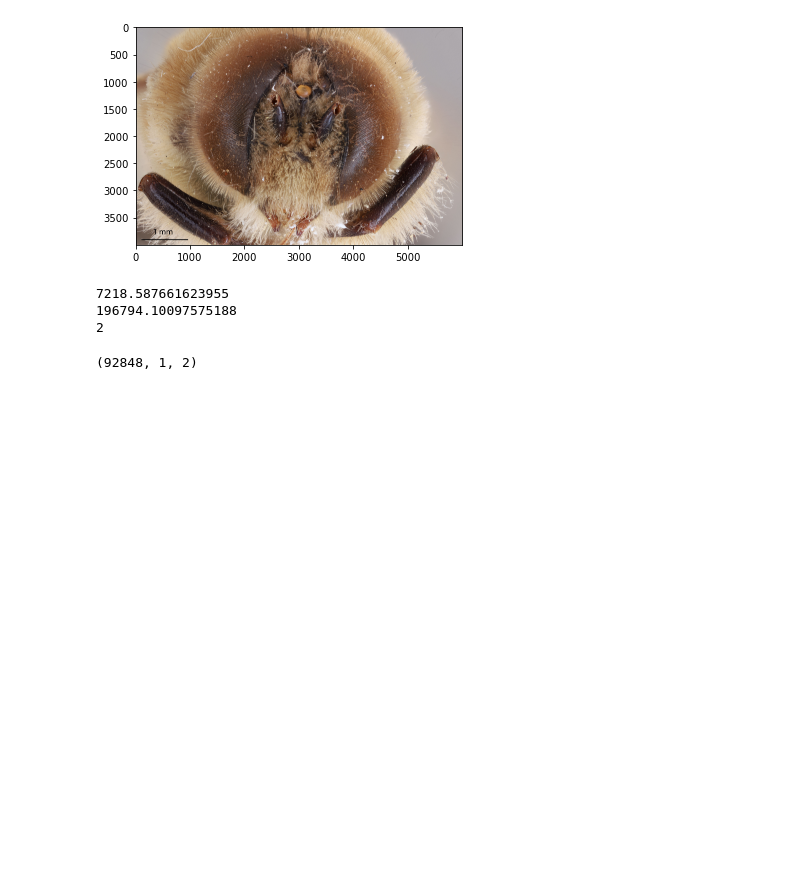
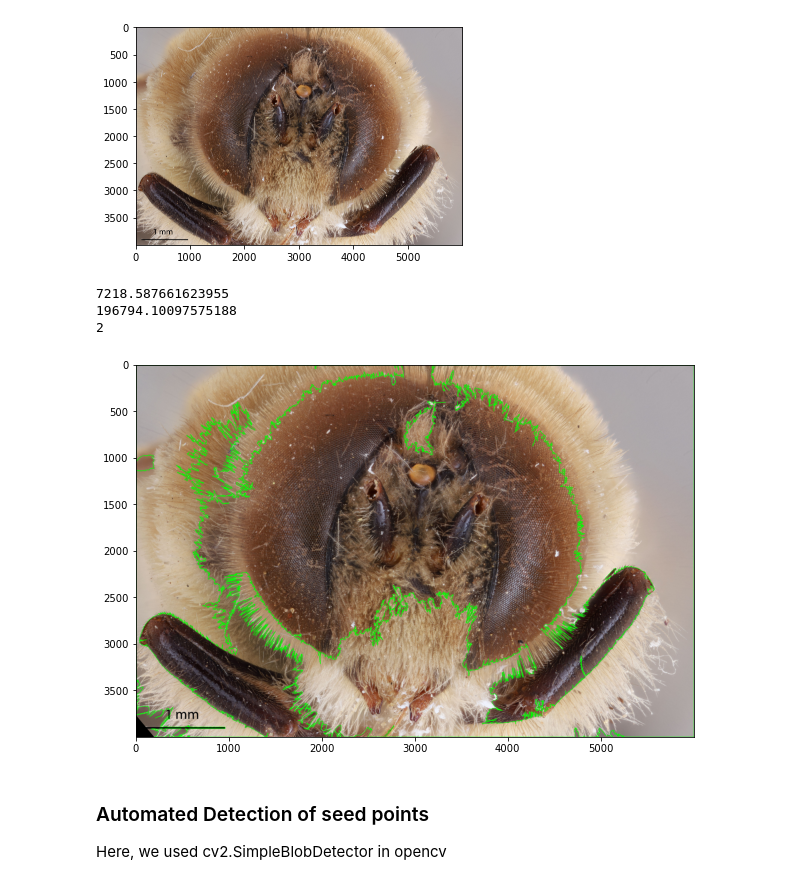
Before and after one commit to xwang38438/bee_acuity, a Jupyter notebook: eye_segmentation.ipynb, the cells around one changed output. Cells and saved outputs as stored; diff of their text form; code cells hidden in the pictures; blank space fills up the shorter version.

```diff
--- a/eye_segmentation.ipynb
+++ b/eye_segmentation.ipynb
@@ -37,42 +37,43 @@ filtered_contours = []
 
 # Iterate through the contours
 for cnt in contours:
 
     area = cv2.contourArea(cnt)
     #x_min, y_min, width, height = cv2.boundingRect(cnt)
     if area > area_threshold:
         perimeter = cv2.arcLength(cnt, True)
         print(perimeter)
         filtered_contours.append(cnt)
 
 print(len(filtered_contours))
 
 cv2.drawContours(img, filtered_contours, -1, (0,255,0), 3)
 
 # Compute the convex hull of the contour
 hull = cv2.convexHull(filtered_contours[-1])
 # Create a white image
 mask = np.ones_like(img)*255
 # Fill the area outside the convex hull with black pixels
 cv2.fillPoly(mask, [hull], (0, 0, 0))
 # Invert the mask
 mask = cv2.bitwise_not(mask)
 # Apply the mask to the original image
 result = cv2.bitwise_and(img, mask)
 
-# Show the image with the contours
-cv2.namedWindow("Contours", cv2.WINDOW_NORMAL)
-cv2.namedWindow("original", cv2.WINDOW_NORMAL)
-cv2.imshow("Contours", result)
-cv2.imshow("original",img)
-cv2.waitKey(0)
-cv2.destroyAllWindows()
+fig = plt.figure(figsize=(10, 10))
+ax = fig.add_subplot(111)
+
+result = cv2.cvtColor(result, cv2.COLOR_BGR2RGB)
+plt.imshow(result)
+# plt.imshow(img)
+plt.show()
+# cv2.waitKey(0)
+# cv2.destroyAllWindows()
 # %% [output]
 7218.587661623955
 196794.10097575188
 2
+[figure, added]
-# %%
-filtered_contours[-1].shape
-#plt.scatter(filtered_contours[-1])
-# %% [output]
-(92848, 1, 2)
+# %% [markdown]
+### Automated Detection of seed points
+Here, we used cv2.SimpleBlobDetector in opencv
```
Also changed, not shown: parts of 15 cells of this notebook, 6 other files.
